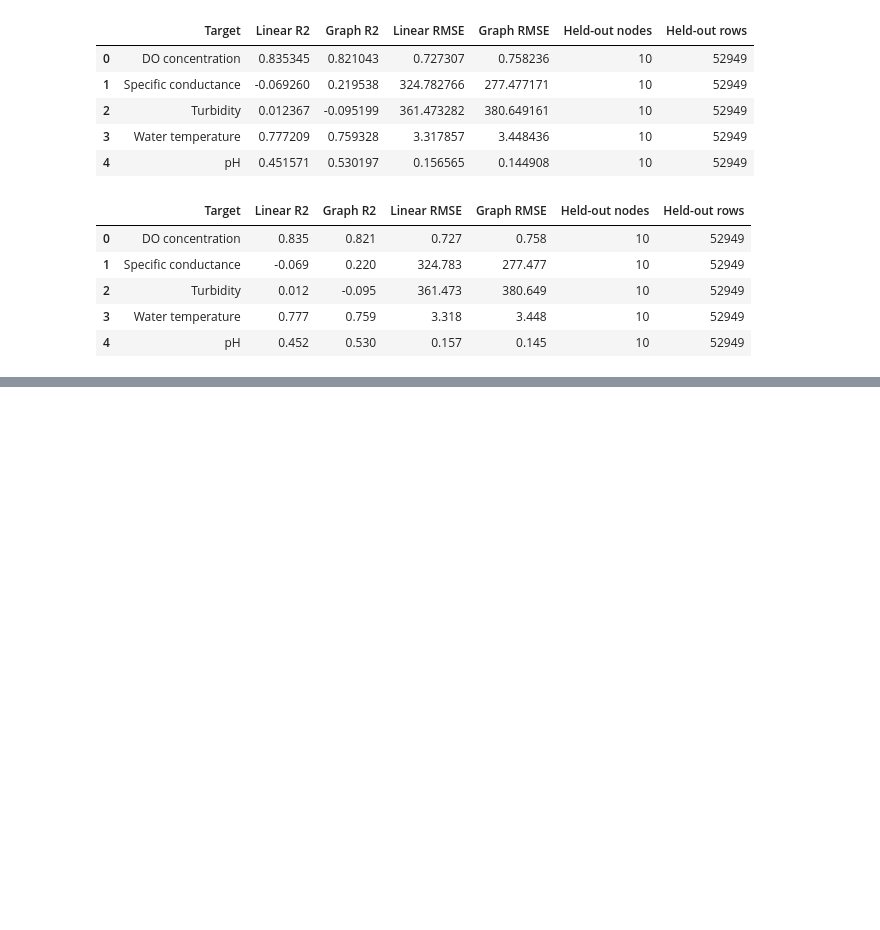
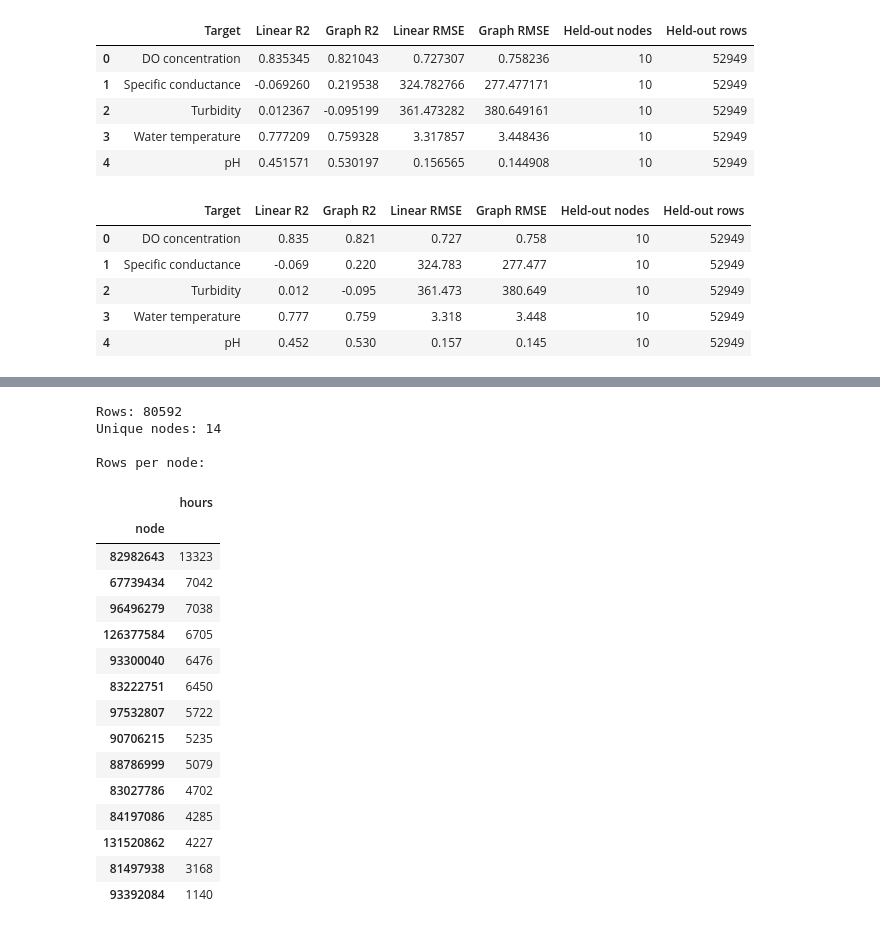
Before and after one commit to andrewc156/rivernets, a Jupyter notebook: graph_linear_regression_laplacian.ipynb, the cells around one changed output, grey strips where cells are left out. Drawn from its saved outputs; the diff is of its cells as text; code cells hidden in the pictures; blank space fills up the shorter version.

Commit message:
finished LOO on compressed graph

```diff
--- a/graph_linear_regression_laplacian.ipynb
+++ b/graph_linear_regression_laplacian.ipynb
@@ -13915,0 +15687,40 @@ display(display_table)
+# %%
+# ============================================================
+# USE ALL COMPLETE-CASE GRAPH NODES FOR LOO
+# ============================================================
+
+model_df = hourly_node.copy()
+
+print("Rows:", len(model_df))
+print("Unique nodes:", model_df["node"].nunique())
+
+print("\nRows per node:")
+display(
+    model_df
+    .groupby("node")
+    .size()
+    .sort_values(ascending=False)
+    .rename("hours")
+    .to_frame()
+)
+# %% [output]
+Rows: 80592
+Unique nodes: 14
+
+Rows per node:
+|  | hours |
+| node |  |
+| 82982643 | 13323 |
+| 67739434 | 7042 |
+| 96496279 | 7038 |
+| 126377584 | 6705 |
+| 93300040 | 6476 |
+| 83222751 | 6450 |
+| 97532807 | 5722 |
+| 90706215 | 5235 |
+| 88786999 | 5079 |
+| 83027786 | 4702 |
+| 84197086 | 4285 |
+| 131520862 | 4227 |
+| 81497938 | 3168 |
+| 93392084 | 1140 |
```
Also changed, not shown: parts of 11 cells of this notebook, 2 other files.
